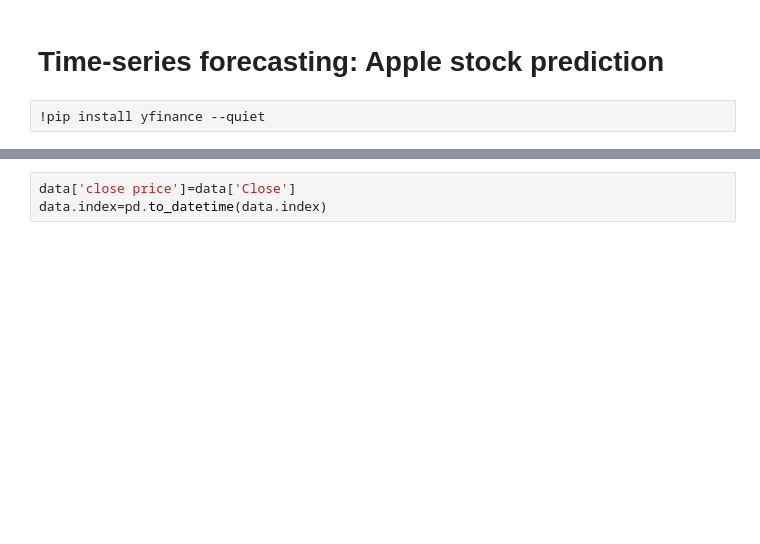
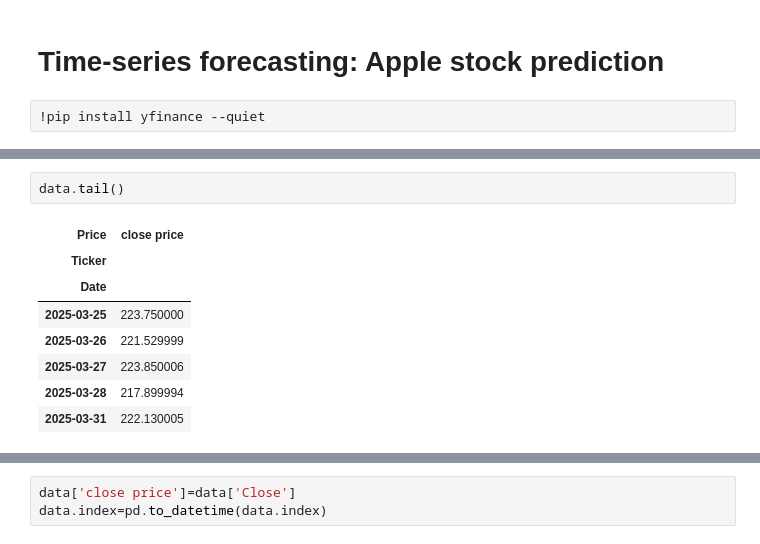
Before and after one commit to apoorvapu/data_science, a Jupyter notebook: stock-price-prediction.ipynb, the cells around one changed output, grey strips where cells are left out. Cells and saved outputs as stored; diff of their text form; blank space fills up the shorter version.

```diff
--- a/stock-price-prediction.ipynb
+++ b/stock-price-prediction.ipynb
@@ -27,3 +27,14 @@ data.head()
+# %%
+data.tail()
+# %% [output]
+| Price | close price |
+| Ticker |  |
+| Date |  |
+| 2025-03-25 | 223.750000 |
+| 2025-03-26 | 221.529999 |
+| 2025-03-27 | 223.850006 |
+| 2025-03-28 | 217.899994 |
+| 2025-03-31 | 222.130005 |
 # %%
 data.info()
 # %% [output]
```
Also changed, not shown: parts of 35 cells of this notebook.
